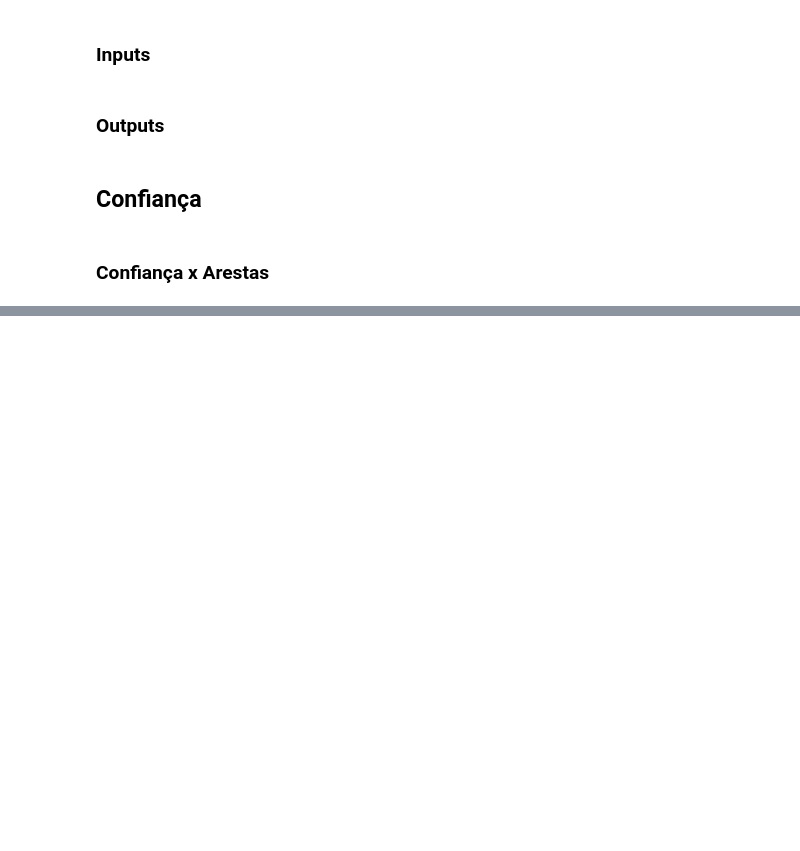
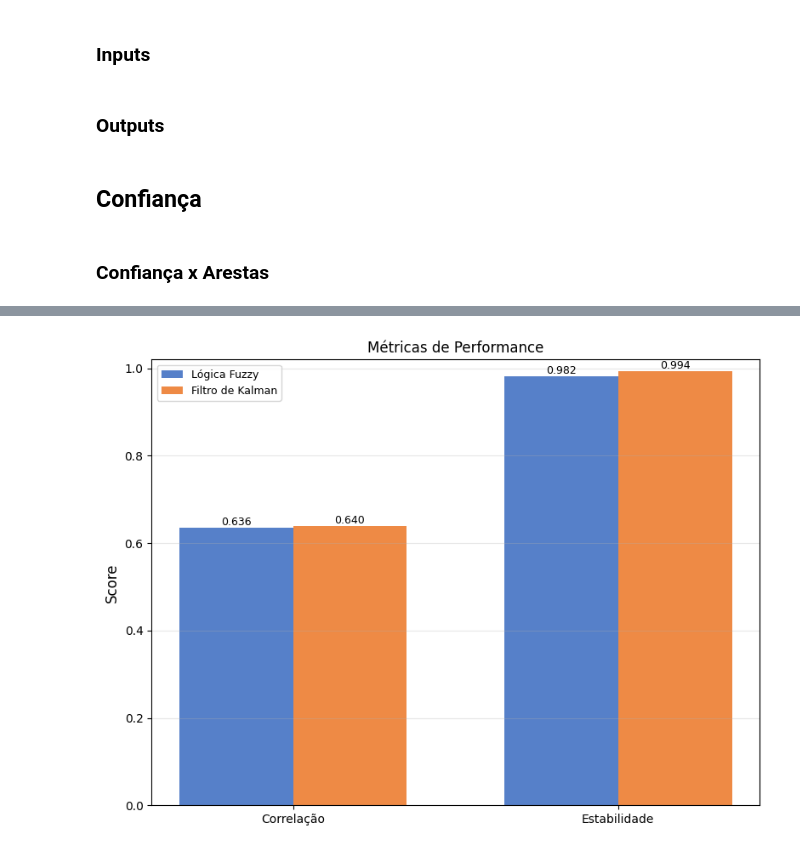
Before and after one commit to charlesluizmendes/RadnetFusion, a Jupyter notebook: src/7.results.ipynb, the cells around one changed output, grey strips where cells are left out. Drawn from its saved outputs; the diff is of its cells as text; code cells hidden in the pictures; blank space fills up the shorter version.

Commit message:
Criando Correlação e Estabilidade

```diff
--- a/src/7.results.ipynb
+++ b/src/7.results.ipynb
@@ -117,0 +120,53 @@ plt.show()
+# %%
+def ground_truth(edges_label, radnet_label):
+    gt = []
+    for e, r in zip(edges_label, radnet_label):
+        if e == 1 and r == 1:
+            gt.append(1.0)
+        elif e == 0 and r == 0:
+            gt.append(0.0)
+        else:
+            gt.append(0.5)
+    return np.array(gt)
+
+gt = ground_truth(edges_inputs_label, radnet_inputs_label)
+# %%
+corr_f, _ = spearmanr(fuzzy_output_confidence, gt)
+corr_k, _ = spearmanr(kalman_output_confidence, gt)
+mse_f = np.mean((fuzzy_output_confidence - gt) ** 2)
+mse_k = np.mean((kalman_output_confidence - gt) ** 2)
+var_f = np.var(fuzzy_output_confidence)
+var_k = np.var(kalman_output_confidence)
+
+fig, ax2 = plt.subplots(figsize=(8, 6))
+metricas = ['Correlação', 'Estabilidade']
+fuzzy_vals = [corr_f, 1-var_f]
+kalman_vals = [corr_k, 1-var_k]
+
+x_pos = np.arange(len(metricas))
+width = 0.35
+
+bars1 = ax2.bar(x_pos - width/2, fuzzy_vals, width, label='Lógica Fuzzy', alpha=0.9, color='#4472C4')
+bars2 = ax2.bar(x_pos + width/2, kalman_vals, width, label='Filtro de Kalman', alpha=0.9, color='#ED7D31')
+
+ax2.set_ylabel('Score', fontsize=12)
+ax2.set_title('Métricas de Performance', fontsize=12)
+ax2.set_xticks(x_pos)
+ax2.set_xticklabels(metricas, fontsize=10)
+ax2.legend(fontsize=9)
+ax2.grid(True, alpha=0.3, axis='y')
+ax2.set_ylim([0, 1.02])
+
+for bars in [bars1, bars2]:
+    for bar in bars:
+        height = bar.get_height()
+        ax2.text(bar.get_x() + bar.get_width()/2., height,
+                f'{height:.3f}', ha='center', va='bottom', fontsize=9)
+
+plt.tight_layout()
+
+os.makedirs("../results", exist_ok=True)
+plt.savefig('../results/validation_fuzzy_kalman.png', bbox_inches='tight')
+plt.show()
+# %% [output]
+[figure, added]
```
Also changed, not shown: parts of 4 cells of this notebook, 8 other files.
